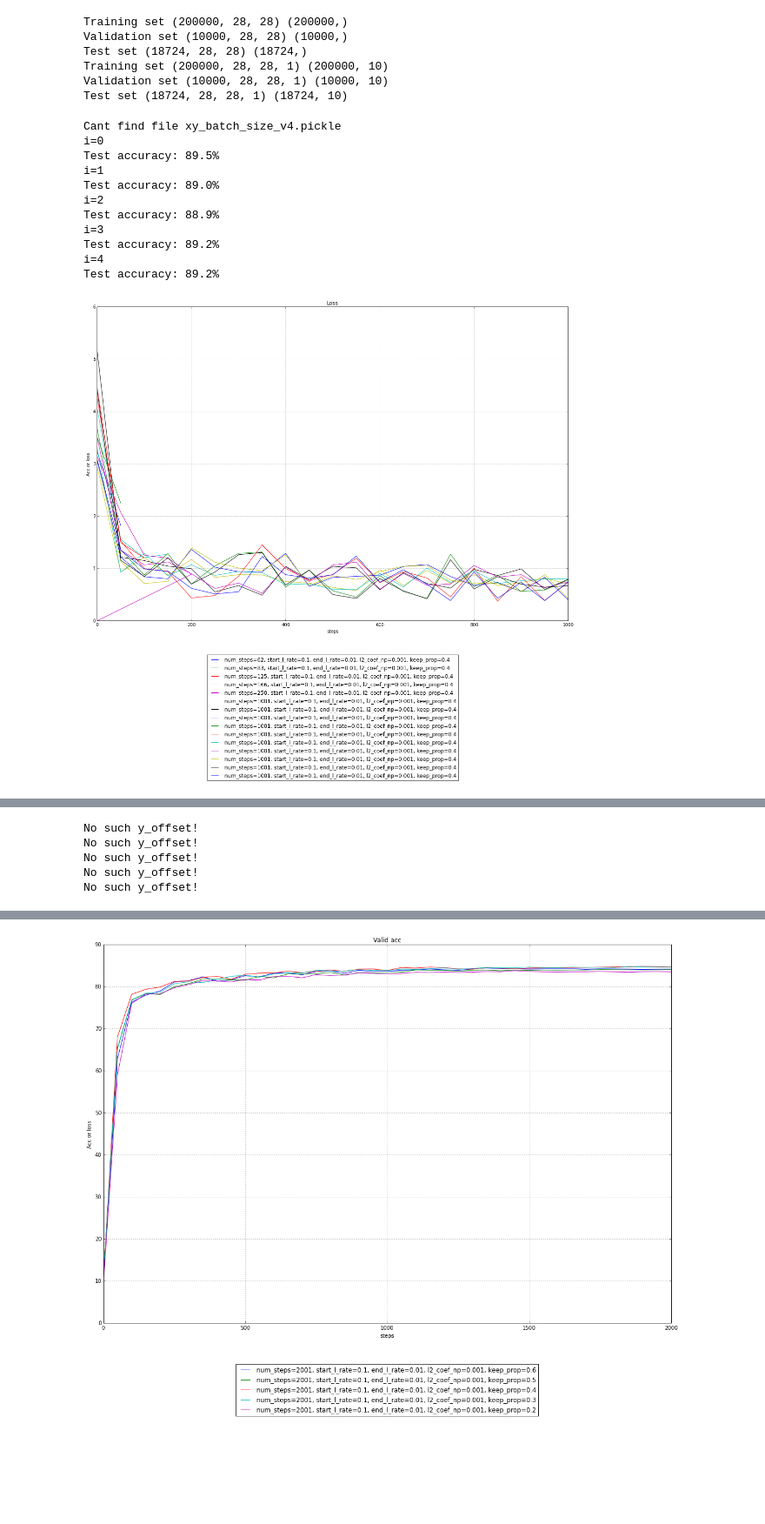
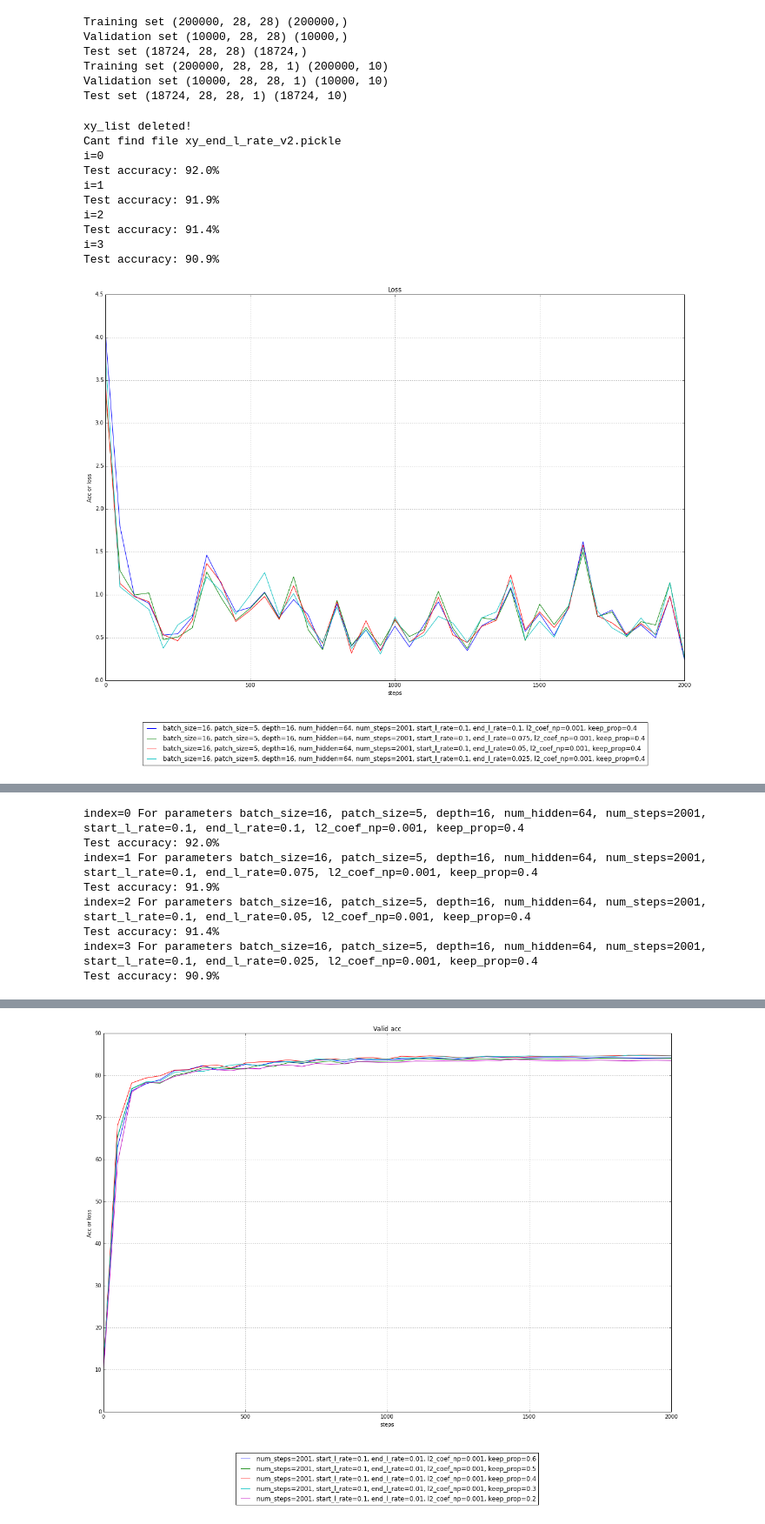
Before and after one commit to sambrego/tensorflow, a Jupyter notebook: tensorflow/examples/udacity/4_convolutions.ipynb, the cells around one changed output, grey strips where cells are left out. Shown at 87% size. Drawn from its saved outputs; the diff is of its cells as text; code cells hidden in the pictures; blank space fills up the shorter version.

```diff
--- a/tensorflow/examples/udacity/4_convolutions.ipynb
+++ b/tensorflow/examples/udacity/4_convolutions.ipynb
@@ -830,7 +830,7 @@ class ConvNet:
               label_list.append(s.lbl())
           except (NameError, AttributeError) as e:
               xy_list = [np.empty(shape=[leng,6])]
-              label_list = [ lbl ]
+              label_list = [ s.lbl() ]
           tf.initialize_all_variables().run()
           #print('Initialized')
           j = 0
@@ -860,47 +860,46 @@ class ConvNet:
           print('Test accuracy: %.1f%%' % xy_list[-1][-1,4])
 
 
-xy_filename = 'xy_batch_size_v4.pickle'
+xy_filename = 'xy_end_l_rate_v2.pickle'
 xy_del()
 xy_load(xy_filename)
 
 #defining change list
-ch_list = [64, 48, 32, 24, 16 ]
+ch_list = [0.1, 0.075,0.05, 0.025 ]
 for i in xrange(len(ch_list)):
     print('i='+str(i))
     cnn = ConvNet()
     #""" ObjConvNet.set_koefs(batch_size = 16,
     #               patch_size = 5, depth = 16, num_hidden = 64,
     #               num_steps = 1001, start_l_rate = 0.10, end_l_rate = 0.01,
     #               l2_coef_np = np.float32(0.001), keep_prop = 1,plot_every=50)"""
-    cnn.set_koefs(ch_list[i],5,16,64,1001,0.1,0.01,0.001,0.4,50)
+    cnn.set_koefs(16,5,16,64,2001,0.1,ch_list[i],0.001,0.4,50)
     cnn.init_graph()
     cnn.run_graph()
     del cnn
 #xy_list y_offset 's:
 #0 - step, 1 - valid, 2 - loss, 3 - minibatch, 4 - test(in the last cell), 5 - exec time
 its_my_plot(xy_list,label_list,2,'Loss')
 its_my_plot(xy_list,label_list,3,'Minibatch acc')
 its_my_plot(xy_list,label_list,1,'Valid acc')
 its_my_plot(xy_list,label_list,5,'Exec time, seconds')
 for i in xrange(len(xy_list)):
     try:
         print('index='+str(i)+' For parameters',label_list[i])
         print('Test accuracy: %.1f%%' % xy_list[i][-1,4])
     except:
         pass
 
 xy_save(xy_filename)
 # %% [output]
-Cant find file xy_batch_size_v4.pickle
+xy_list deleted!
+Cant find file xy_end_l_rate_v2.pickle
 i=0
-Test accuracy: 89.5%
+Test accuracy: 92.0%
 i=1
-Test accuracy: 89.0%
+Test accuracy: 91.9%
 i=2
-Test accuracy: 88.9%
+Test accuracy: 91.4%
 i=3
-Test accuracy: 89.2%
-i=4
-Test accuracy: 89.2%
+Test accuracy: 90.9%
-[figure, old version]
+[figure, new version]
@@ -909,5 +909,8 @@ Test accuracy: 89.2%
-No such y_offset!
-No such y_offset!
-No such y_offset!
-No such y_offset!
-No such y_offset!
+index=0 For parameters batch_size=16, patch_size=5, depth=16, num_hidden=64, num_steps=2001, start_l_rate=0.1, end_l_rate=0.1, l2_coef_np=0.001, keep_prop=0.4
+Test accuracy: 92.0%
+index=1 For parameters batch_size=16, patch_size=5, depth=16, num_hidden=64, num_steps=2001, start_l_rate=0.1, end_l_rate=0.075, l2_coef_np=0.001, keep_prop=0.4
+Test accuracy: 91.9%
+index=2 For parameters batch_size=16, patch_size=5, depth=16, num_hidden=64, num_steps=2001, start_l_rate=0.1, end_l_rate=0.05, l2_coef_np=0.001, keep_prop=0.4
+Test accuracy: 91.4%
+index=3 For parameters batch_size=16, patch_size=5, depth=16, num_hidden=64, num_steps=2001, start_l_rate=0.1, end_l_rate=0.025, l2_coef_np=0.001, keep_prop=0.4
+Test accuracy: 90.9%
```
Also changed, not shown: parts of 1 cell of this notebook.
